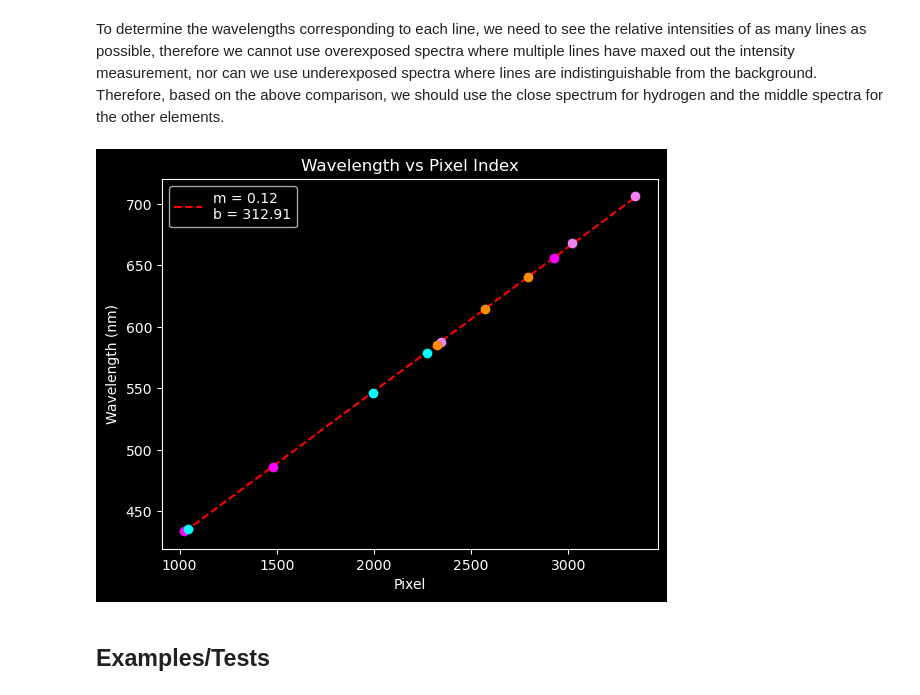
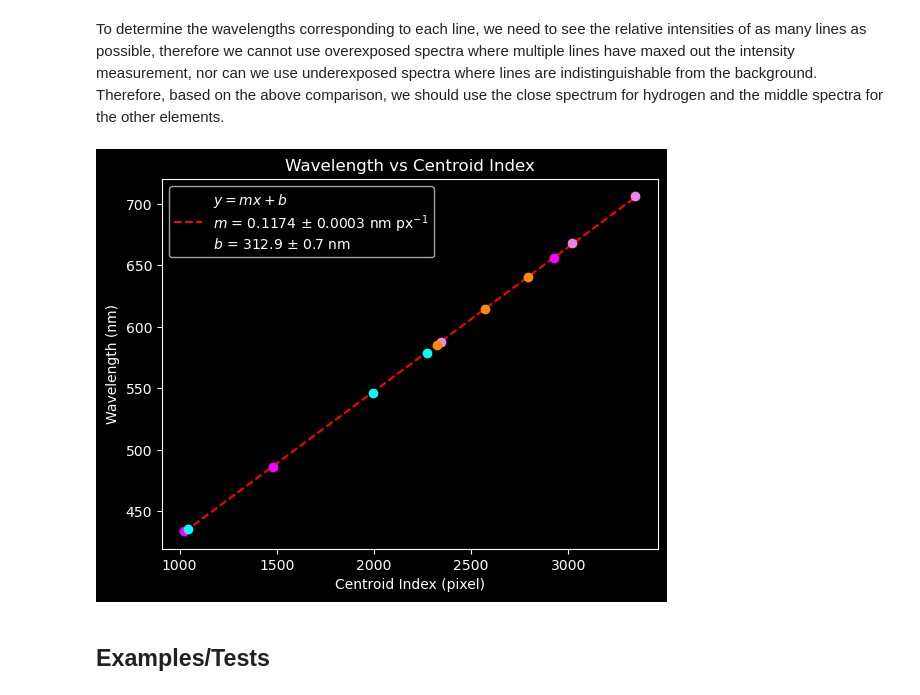
Before and after one commit to Pl4to42/PHYS-164-Lab-2, a Jupyter notebook: Lab 2.ipynb, the cells around one changed output. Saved outputs shown, nothing was run; the diff lists cells and outputs as text; code cells hidden in the pictures.

Commit message:
implemented error propagation in leastSquaresFit

```diff
--- a/Lab 2.ipynb
+++ b/Lab 2.ipynb
@@ -18,6 +19,10 @@ def leastSquaresFit(x, y): # computes the slope and intercept of a least squares
     if len(x) != len(y): # raises an error if the arrays are not the same length
         raise ValueError('x and y must be the same size')
     else:
+        # named tuples to be returned
+        Parameters = namedtuple('Parameters', ['m', 'b'])
+        Errors = namedtuple('Errors', ['dm', 'db'])
+
         # Construct the matrices
         ma = np.array([[np.sum(x**2), np.sum(x)], [np.sum(x), len(x)]])
         mc = np.array([[np.sum(x*y)], [np.sum(y)]])
@@ -26,7 +31,16 @@ def leastSquaresFit(x, y): # computes the slope and intercept of a least squares
         mai = np.linalg.inv(ma) # inverts matrix ma
         md = np.dot(mai,mc) # matrix multiply is dot
 
-        return md[0,0], md[1,0]
+        # error propagation using formulae in lab manual (page 7)
+        sigma = np.sqrt(np.sum((y - (md[0,0] * x + md[1,0])) ** 2) / (len(x) - 2))
+        sigmam = np.sqrt(len(x) * sigma ** 2 / (len(x)*np.sum(x**2) - np.sum(x)**2))
+        sigmab = np.sqrt((sigma**2) * np.sum(x**2) / (len(x)*np.sum(x**2) - np.sum(x)**2))
+
+        # construct tuples
+        params = Parameters(md[0,0], md[1,0])
+        errs = Errors(sigmam, sigmab)
+
+        return params, errs
 # %%
 # The end-all, be-all of centroid functions. It slices. It dices. It cuts. Ladies and gents, nCentroids does it all.
 def nCentroids(arr, n=None, bounds=None, background=None, nsigma=10, cutoff=None): # returns a 1xn array of centroid indices
@@ -152,27 +166,29 @@ xHg = nCentroids(elementsData['mercury'][1], 3)
 # %%
 xAll = np.concatenate([xH, xHe, xNe, xHg]) # creates a 1D array of all the computed centroids
 yAll = np.concatenate([yH, yHe, yNe, yHg]) # creates a 1D array of all the emission line wavelengths
-m, b = leastSquaresFit(xAll, yAll) # compute the fit parameters
+params, errs = leastSquaresFit(xAll, yAll) # compute the fit parameters and errors
+m, b = params
+dm, db = errs
 # %%
 # plot centroid-wavelength pairs for each element, color-coded with the lamp's appearance
 plt.scatter(xH, yH, color=colors[0])
 plt.scatter(xHe, yHe, color=colors[1])
 plt.scatter(xNe, yNe, color=colors[2])
 plt.scatter(xHg, yHg, color=colors[3])
 
 # plot the least squares fit line
 x = np.arange(xAll.min(), xAll.max(), dtype=float) # I have to do this because the line style doesn't work without it for some indiscernable reason
-plt.plot(x, m*x + b, 'r--', label=('m = %.2f\nb = %.2f' % (m, b)), zorder=0)
+plt.plot(x, m*x + b, 'r--', label=('$y = mx + b$\n$m$ = %.4f $\pm$ %.4f nm px$^{-1}$\n$b$ = %.1f $\pm$ %.1f nm' % (m, dm, b, db)), zorder=0)
 
 # labeling
-plt.title('Wavelength vs Pixel Index')
-plt.xlabel('Pixel')
+plt.title('Wavelength vs Centroid Index')
+plt.xlabel('Centroid Index (pixel)')
 plt.ylabel('Wavelength (nm)')
 plt.legend()
 
 plt.show()
 # %% [output]
-[figure, old version]
+[figure, new version]
 # %%
 # define conversion function for convenience later on
 def pxToWavelength(px):
```
Also changed, not shown: parts of 2 cells of this notebook.
